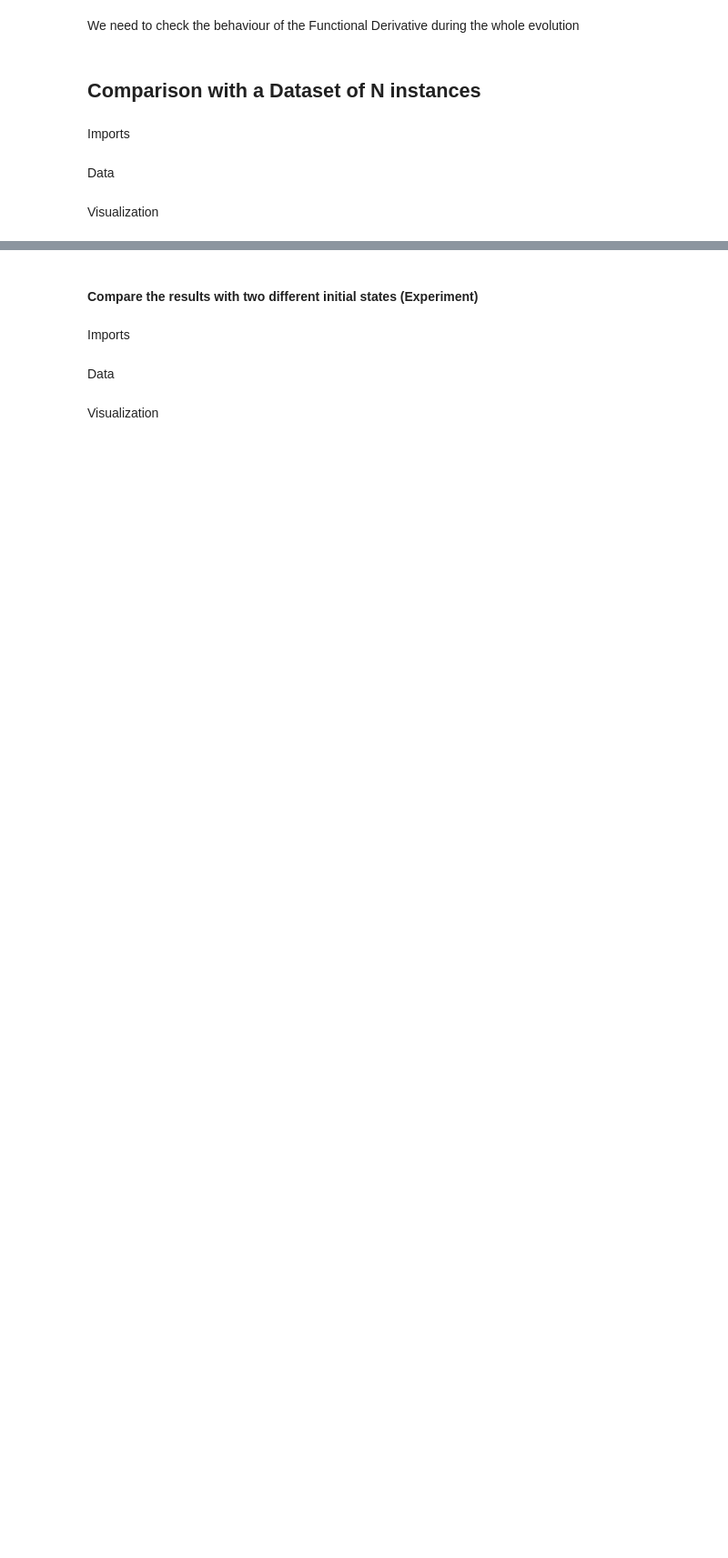
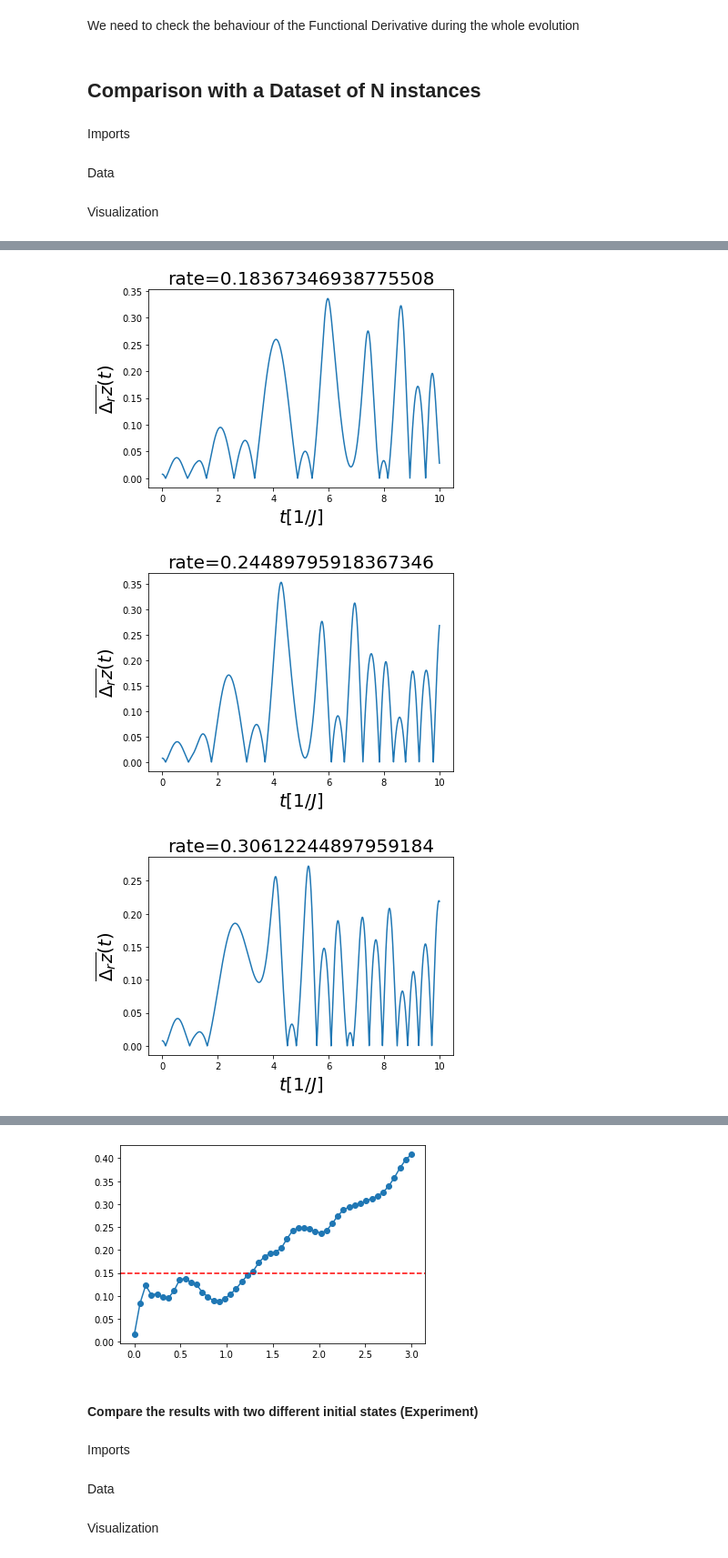
Before and after one commit to emacosta95/DL-VLM, a Jupyter notebook: AdTDDFT_test.ipynb, the cells around one changed output, grey strips where cells are left out. Shown at 91% size. Drawn from its saved outputs; the diff is of its cells as text; code cells hidden in the pictures; blank space fills up the shorter version.

```diff
--- a/AdTDDFT_test.ipynb
+++ b/AdTDDFT_test.ipynb
@@ -230,7 +301,7 @@ import matplotlib.pyplot as plt
 # %% [markdown]
 Data
 # %%
-data=np.load('data/AdTDDFT_results/AdTDDFT_uniform_070623.npz')
+data=np.load('data/AdTDDFT_results/AdTDDFT_uniform_080623.npz')
 
 z=data['density']
 z_target=data['density_target']
@@ -281,0 +355,30 @@ for i in range(0,50,10):
+# %%
+dz=np.average(np.abs(z-z_target),axis=-1)
+
+for i in range(3,6):
+    plt.title(f'rate={rate[i]}',fontsize=20)
+    plt.plot(time[2:],dz[i,2:])
+    plt.xlabel(r'$t [1/J]$',fontsize=20)
+    plt.ylabel(r'$\overline{\Delta_r z}(t)$',fontsize=20)
+    plt.show()
+
+for i in range(0,50,5):
+    plt.title(f'rate={rate[i]}',fontsize=20)
+    plt.plot(time[2:],z[i,2:],color='red',linestyle='--',linewidth=3)
+    plt.plot(time[2:],z_target[i,2:],color='blue')
+    #plt.plot(time[2:],h[])
+    plt.xlabel(r'$t [1/J]$',fontsize=20)
+    plt.ylabel(r'$\overline{\Delta_r z}(t)$',fontsize=20)
+    plt.show()
+
+
+# average error in the whole time evolution
+dz_ave=np.average(dz[:,3:],axis=-1)
+
+plt.plot(rate,dz_ave,marker='o')
+plt.axhline(y=0.15,color='red',linestyle='--',label='error threshold')
+plt.show()
+# %% [output]
+[figure, added]
+[figure, added]
+[figure, added]
@@ -282,3 +395,4 @@ for i in range(0,50,10):
+[figure, added]
 # %% [markdown]
 #### Compare the results with two different initial states (Experiment)
 # %% [markdown]
```
Also changed, not shown: parts of 11 cells of this notebook, 3 other files.
